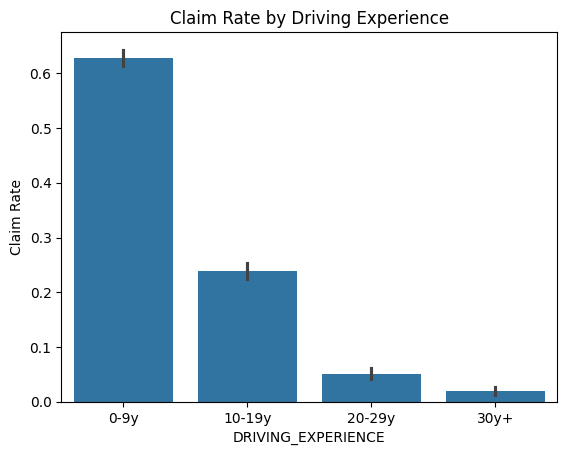
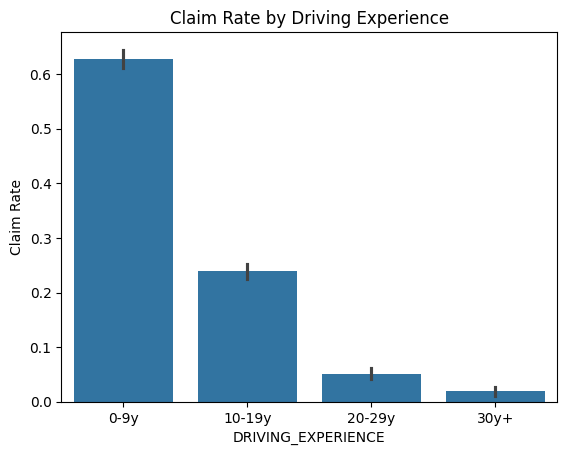
Unified diff of the notebook cell whose output changed from the first chart to the second:
--- before
+++ after
@@ -1,5 +1,6 @@
 sns.barplot(x='DRIVING_EXPERIENCE',y='OUTCOME',data=df,)
-
 plt.title('Claim Rate by Driving Experience')
 plt.ylabel('Claim Rate')
+fig.savefig("Claim Rate by Driving Experience.png", dpi=300)
+
 plt.show()

Commit: Created using Colab